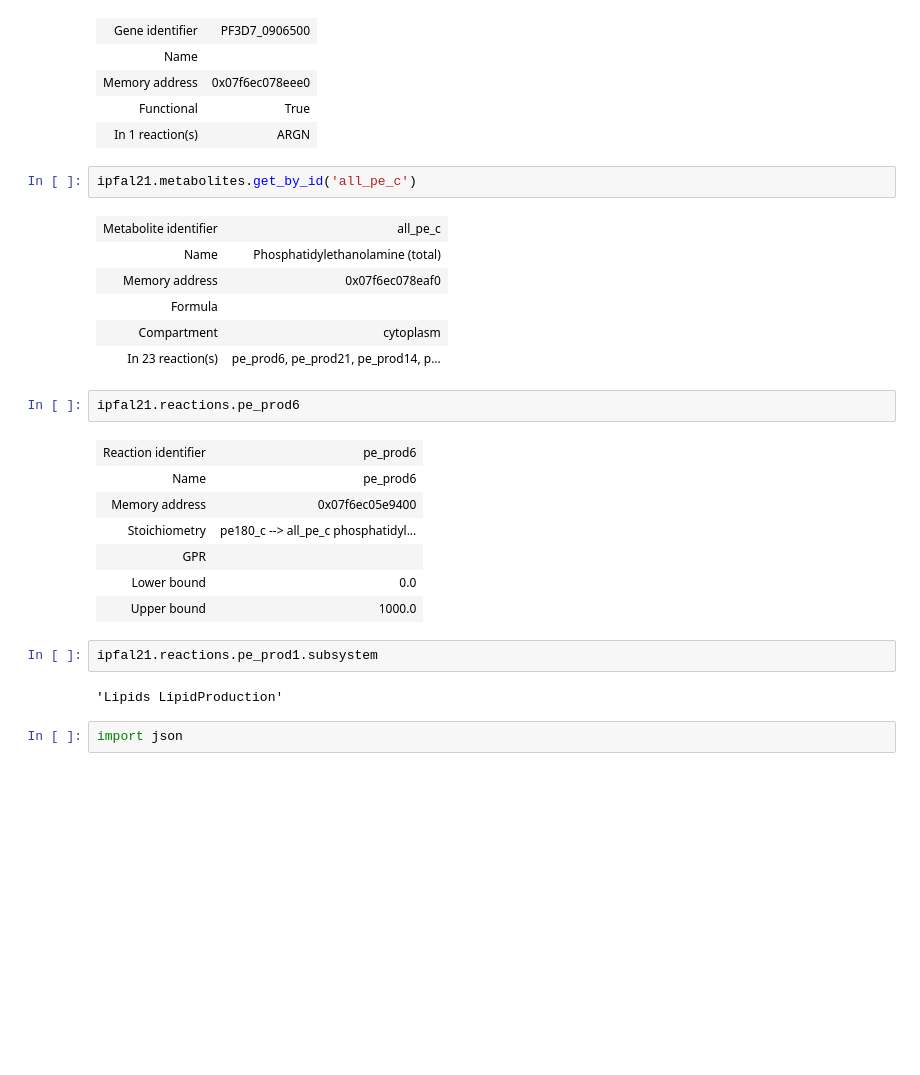
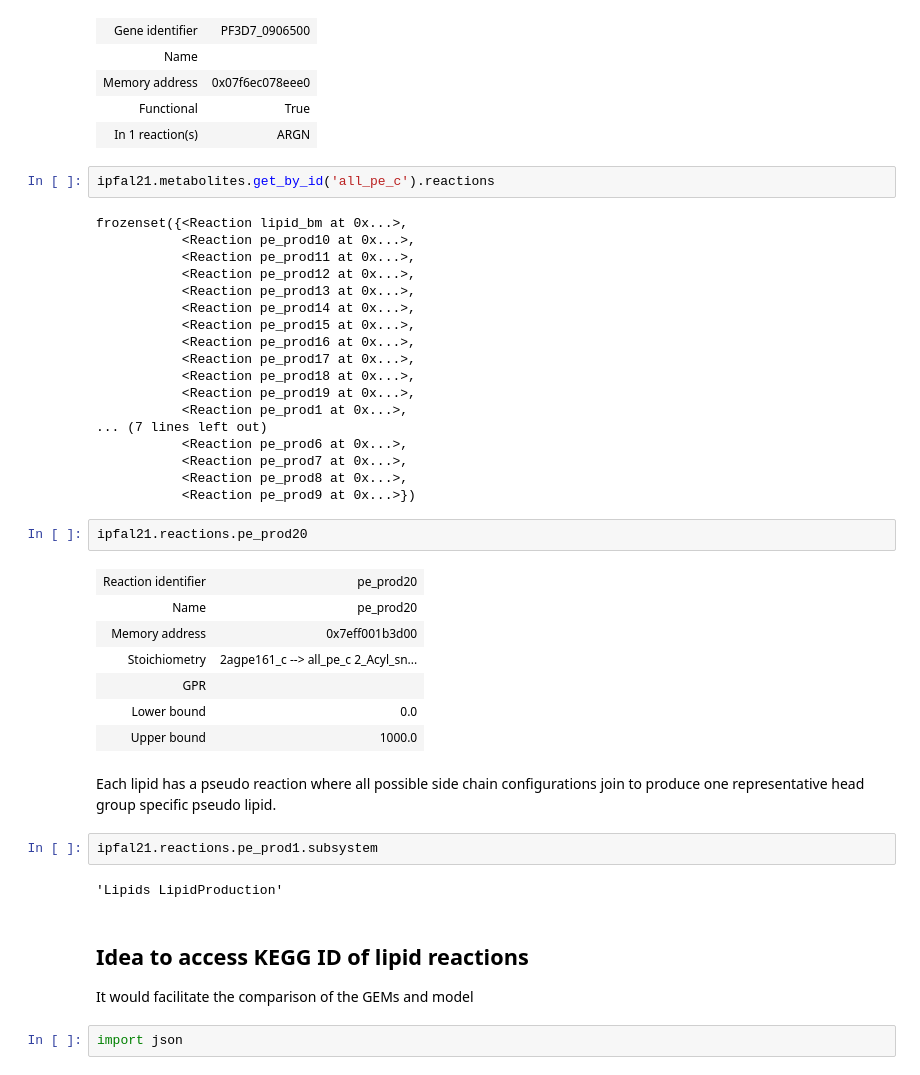
Before and after one commit to Nexia23/Plasmodium_abs_FBA, a Jupyter notebook: FBA_Carey_models/FBA_Carey.ipynb, the cells around one changed output. Saved outputs shown, nothing was run; the diff lists cells and outputs as text; blank space fills up the shorter version.

```diff
--- a/FBA_Carey_models/FBA_Carey.ipynb
+++ b/FBA_Carey_models/FBA_Carey.ipynb
@@ -95,28 +409,44 @@ ipfal21.genes.get_by_id('PF3D7_0906500')
 | Functional | True |
 | In 1 reaction(s) | ARGN |
 # %%
-ipfal21.metabolites.get_by_id('all_pe_c')
+ipfal21.metabolites.get_by_id('all_pe_c').reactions
 # %% [output]
-| Metabolite identifier | all_pe_c |
-| Name | Phosphatidylethanolamine (total) |
-| Memory address | 0x07f6ec078eaf0 |
-| Formula |  |
-| Compartment | cytoplasm |
-| In 23 reaction(s) | pe_prod6, pe_prod21, pe_prod14, p... |
+frozenset({<Reaction lipid_bm at 0x...>,
+           <Reaction pe_prod10 at 0x...>,
+           <Reaction pe_prod11 at 0x...>,
+           <Reaction pe_prod12 at 0x...>,
+           <Reaction pe_prod13 at 0x...>,
+           <Reaction pe_prod14 at 0x...>,
+           <Reaction pe_prod15 at 0x...>,
+           <Reaction pe_prod16 at 0x...>,
+           <Reaction pe_prod17 at 0x...>,
+           <Reaction pe_prod18 at 0x...>,
+           <Reaction pe_prod19 at 0x...>,
+           <Reaction pe_prod1 at 0x...>,
+... (7 lines left out)
+           <Reaction pe_prod6 at 0x...>,
+           <Reaction pe_prod7 at 0x...>,
+           <Reaction pe_prod8 at 0x...>,
+           <Reaction pe_prod9 at 0x...>})
 # %%
-ipfal21.reactions.pe_prod6
+ipfal21.reactions.pe_prod20
 # %% [output]
-| Reaction identifier | pe_prod6 |
-| Name | pe_prod6 |
-| Memory address | 0x07f6ec05e9400 |
-| Stoichiometry | pe180_c --> all_pe_c phosphatidyl... |
+| Reaction identifier | pe_prod20 |
+| Name | pe_prod20 |
+| Memory address | 0x7eff001b3d00 |
+| Stoichiometry | 2agpe161_c --> all_pe_c 2_Acyl_sn... |
 | GPR |  |
 | Lower bound | 0.0 |
 | Upper bound | 1000.0 |
+# %% [markdown]
+Each lipid has a pseudo reaction where all possible side chain configurations join to produce one representative head group specific pseudo lipid.
 # %%
 ipfal21.reactions.pe_prod1.subsystem
 # %% [output]
 'Lipids LipidProduction'
+# %% [markdown]
+## Idea to access KEGG ID of lipid reactions
+It would facilitate the comparison of the GEMs and model
 # %%
 import json
 # %%
```
Also changed, not shown: parts of 13 cells of this notebook, 38 other files.
